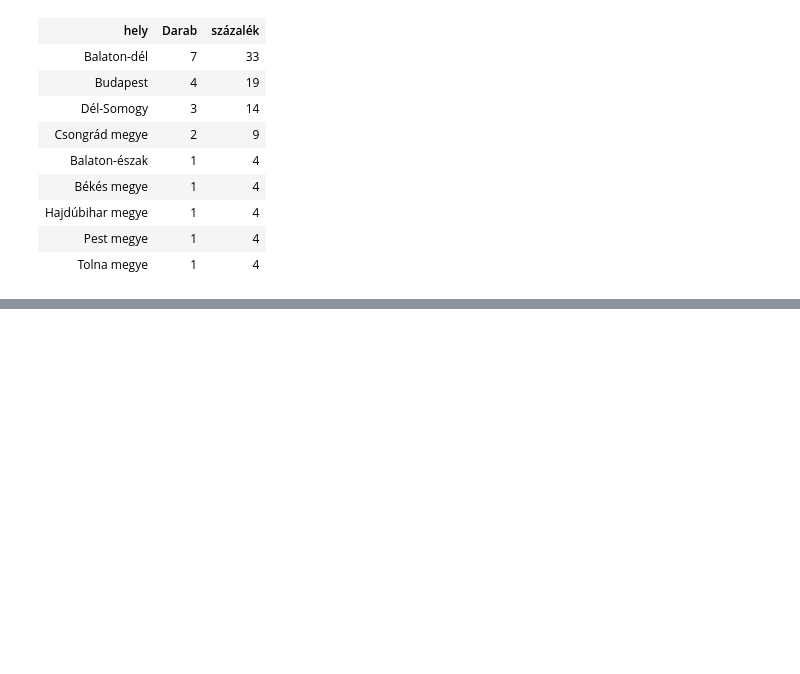
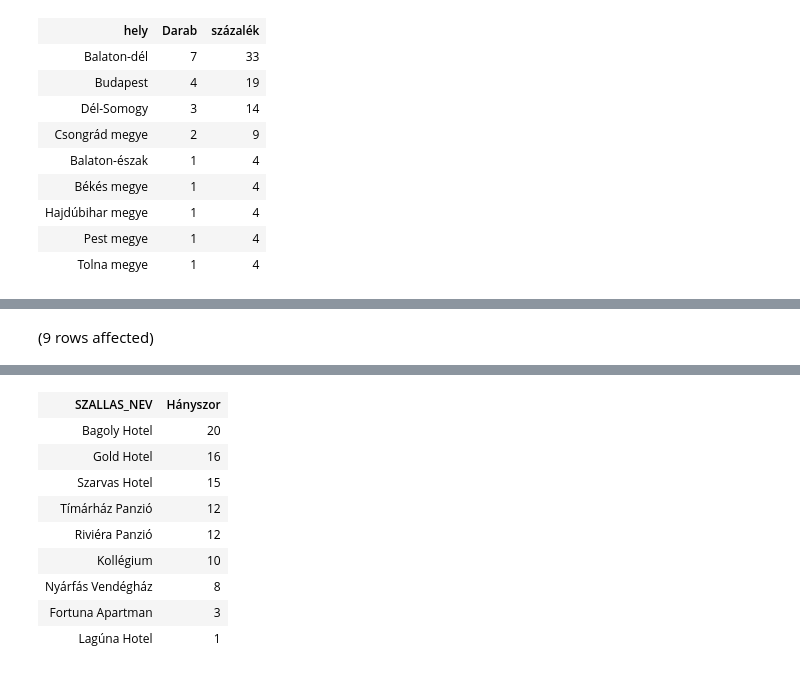
Before and after one commit to trkdnt/uj, a Jupyter notebook: hazi2.ipynb, the cells around one changed output, grey strips where cells are left out. Drawn from its saved outputs; the diff is of its cells as text; code cells hidden in the pictures; blank space fills up the shorter version.

```diff
--- a/hazi2.ipynb
+++ b/hazi2.ipynb
@@ -45,0 +54,7 @@ Total execution time: 00:00:00.038
+# %%
+SELECT sza.SZALLAS_NEV, COUNT(*)-COUNT(f.METTOL) as Hányszor
+FROM foglalas f RIGHT JOIN szoba sz on f.SZOBA_FK=sz.SZOBA_ID JOIN szallashely sza on sz.SZALLAS_FK=sza.SZALLAS_ID
+WHERE METTOL is NUll
+GROUP BY sza.SZALLAS_NEV
+ORDER BY Hányszor DESC;
+# %% [output]
@@ -45,0 +62 @@ Total execution time: 00:00:00.038
+(9 rows affected)
@@ -45,0 +64,10 @@ Total execution time: 00:00:00.038
+| SZALLAS_NEV | Hányszor |
+| Bagoly Hotel | 20 |
+| Gold Hotel | 16 |
+| Szarvas Hotel | 15 |
+| Tímárház Panzió | 12 |
+| Riviéra Panzió | 12 |
+| Kollégium | 10 |
+| Nyárfás Vendégház | 8 |
+| Fortuna Apartman | 3 |
+| Lagúna Hotel | 1 |
```
Also changed, not shown: parts of 5 cells of this notebook.
